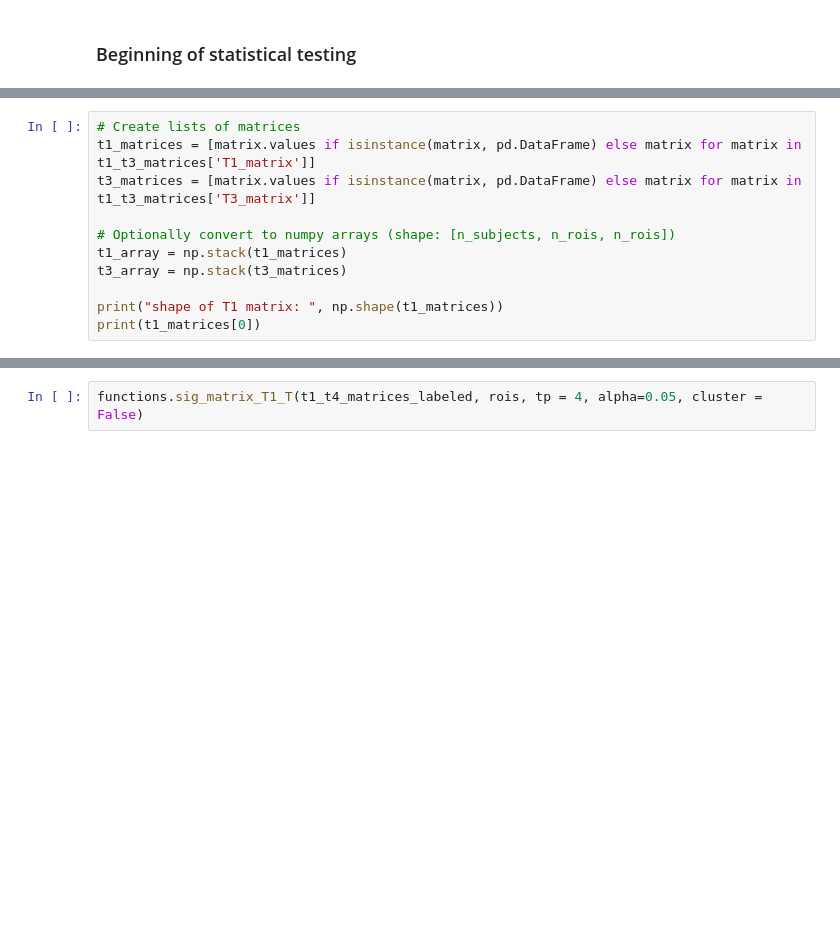
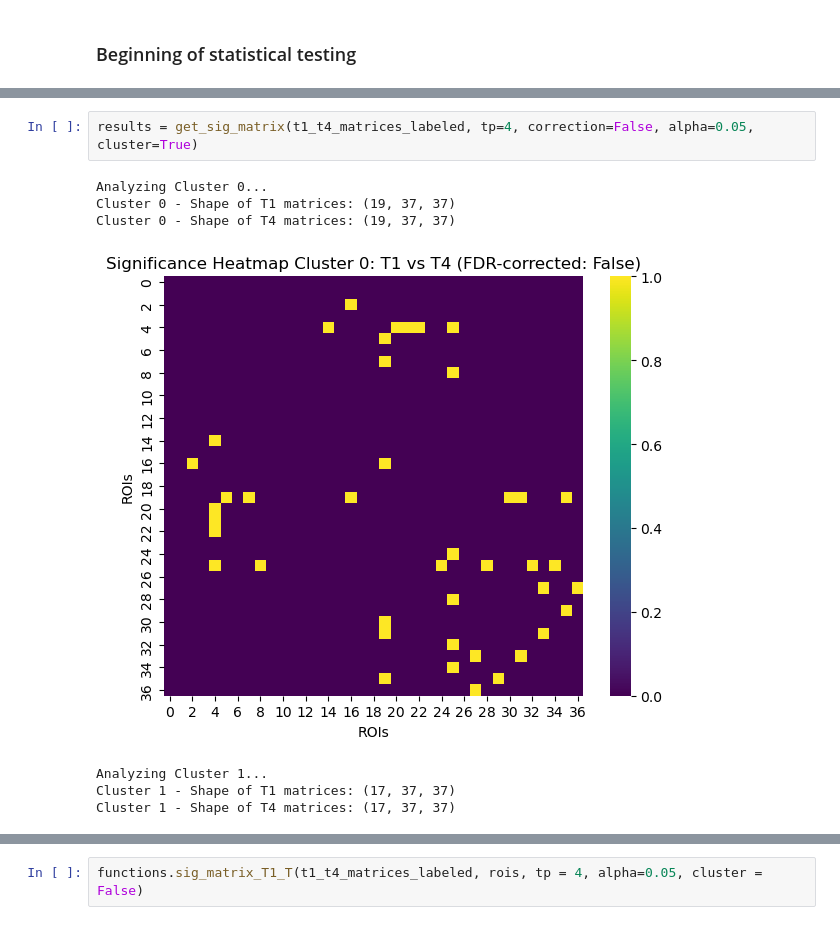
Before and after one commit to maylismlr/uphummel_MA4, a Jupyter notebook: clustering.ipynb, the cells around one changed output, grey strips where cells are left out. Drawn from its saved outputs; the diff is of its cells as text; blank space fills up the shorter version.

```diff
--- a/clustering.ipynb
+++ b/clustering.ipynb
@@ -263,11 +293,0 @@ def compare_T1_T4_by_cluster(df, rois, alpha=0.05):
-# %%
-# Create lists of matrices
-t1_matrices = [matrix.values if isinstance(matrix, pd.DataFrame) else matrix for matrix in t1_t3_matrices['T1_matrix']]
-t3_matrices = [matrix.values if isinstance(matrix, pd.DataFrame) else matrix for matrix in t1_t3_matrices['T3_matrix']]
-
-# Optionally convert to numpy arrays (shape: [n_subjects, n_rois, n_rois])
-t1_array = np.stack(t1_matrices)
-t3_array = np.stack(t3_matrices)
-
-print("shape of T1 matrix: ", np.shape(t1_matrices))
-print(t1_matrices[0])
@@ -318,0 +398,10 @@ make_plot(significant_matrix, "T1 vs T3", cmap = "viridis", vmin=0, vmax=1, save
+# %%
+results = get_sig_matrix(t1_t4_matrices_labeled, tp=4, correction=False, alpha=0.05, cluster=True)
+# %% [output]
+Analyzing Cluster 0...
+Cluster 0 - Shape of T1 matrices: (19, 37, 37)
+Cluster 0 - Shape of T4 matrices: (19, 37, 37)
+[figure, added]
+Analyzing Cluster 1...
+Cluster 1 - Shape of T1 matrices: (17, 37, 37)
+Cluster 1 - Shape of T4 matrices: (17, 37, 37)
```
Also changed, not shown: parts of 13 cells of this notebook, 1 other file.
